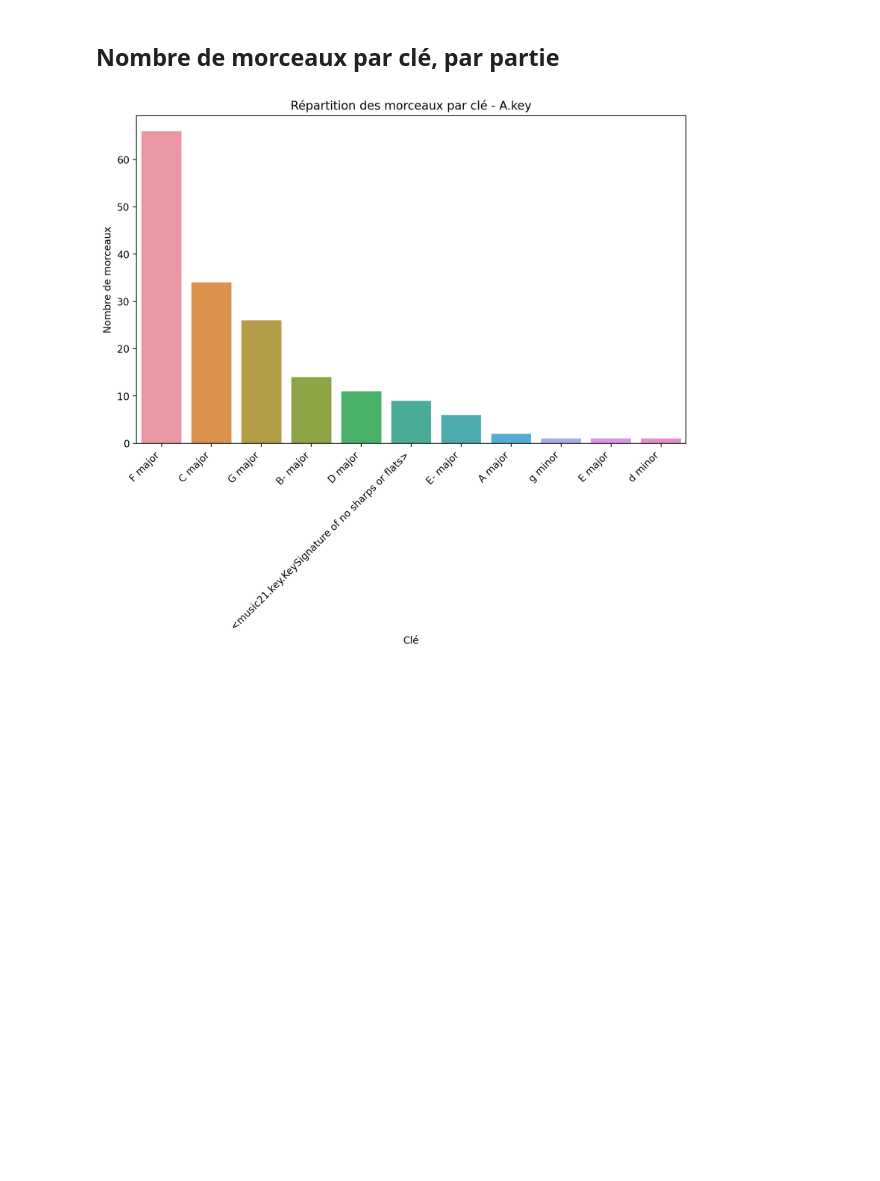
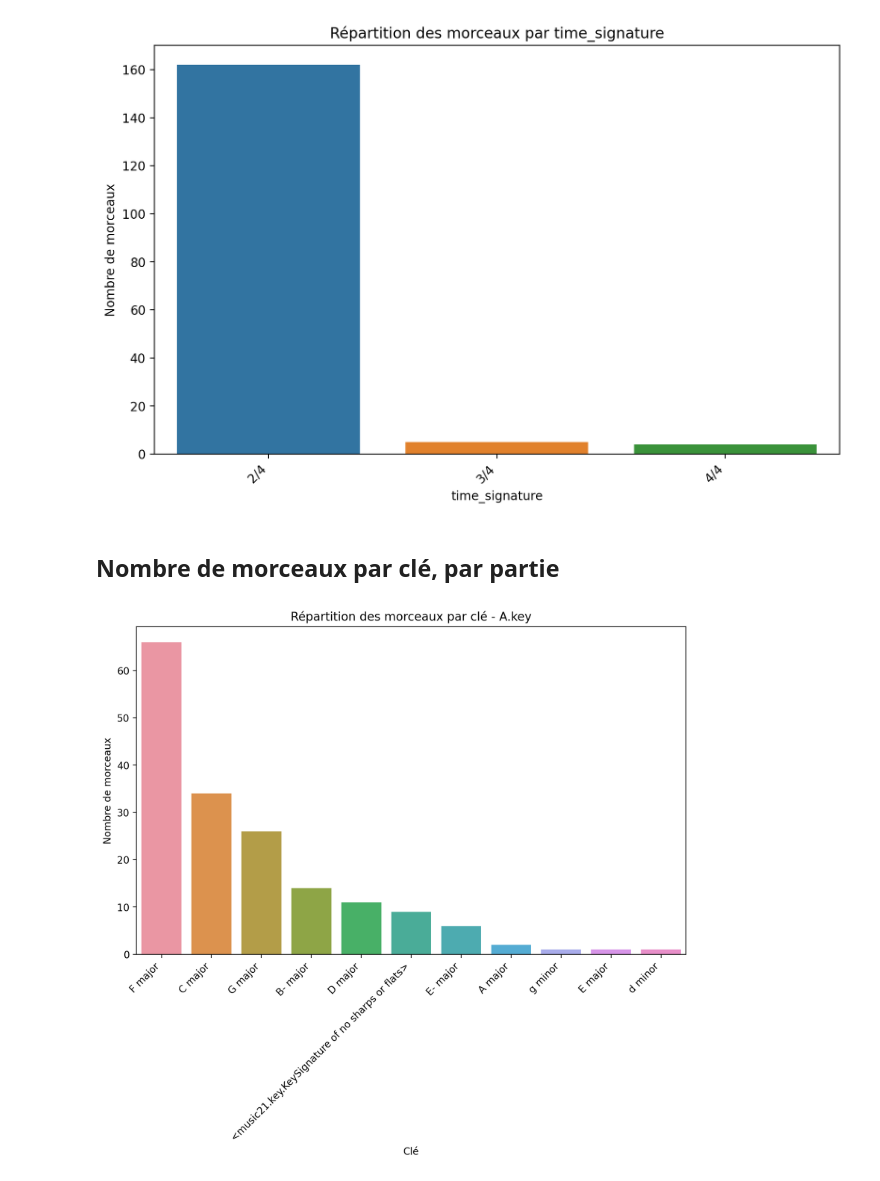
Before and after one commit to Gowthraven/Projet_M2, a Jupyter notebook: Dataset_Stats.ipynb, the cells around one changed output. Cells and saved outputs as stored; diff of their text form; code cells hidden in the pictures; blank space fills up the shorter version.

Commit message:
count time_signature

```diff
--- a/Dataset_Stats.ipynb
+++ b/Dataset_Stats.ipynb
@@ -12,6 +12,21 @@ with open('./Data/data.json') as f:
     data = json.load(f)
 
 df = pd.json_normalize(data)
+# %%
+count_by_key = df[df['time_signature'].notnull()]['time_signature'].value_counts()
+sorted_keys = count_by_key.sort_values(ascending=False).index
+
+plt.figure(figsize=(10, 6))
+ax = sns.countplot(x='time_signature', data=df[df['time_signature'].notnull()], order=sorted_keys)
+plt.title('Répartition des morceaux par time_signature')
+plt.xlabel('time_signature')
+plt.ylabel('Nombre de morceaux')
+
+ax.set_xticklabels(ax.get_xticklabels(), rotation=45, ha="right")
+
+plt.show()
+# %% [output]
+[figure, added]
 # %% [markdown]
 ## Nombre de morceaux par clé, par partie
 # %%
```
Also changed, not shown: parts of 1 cell of this notebook.
